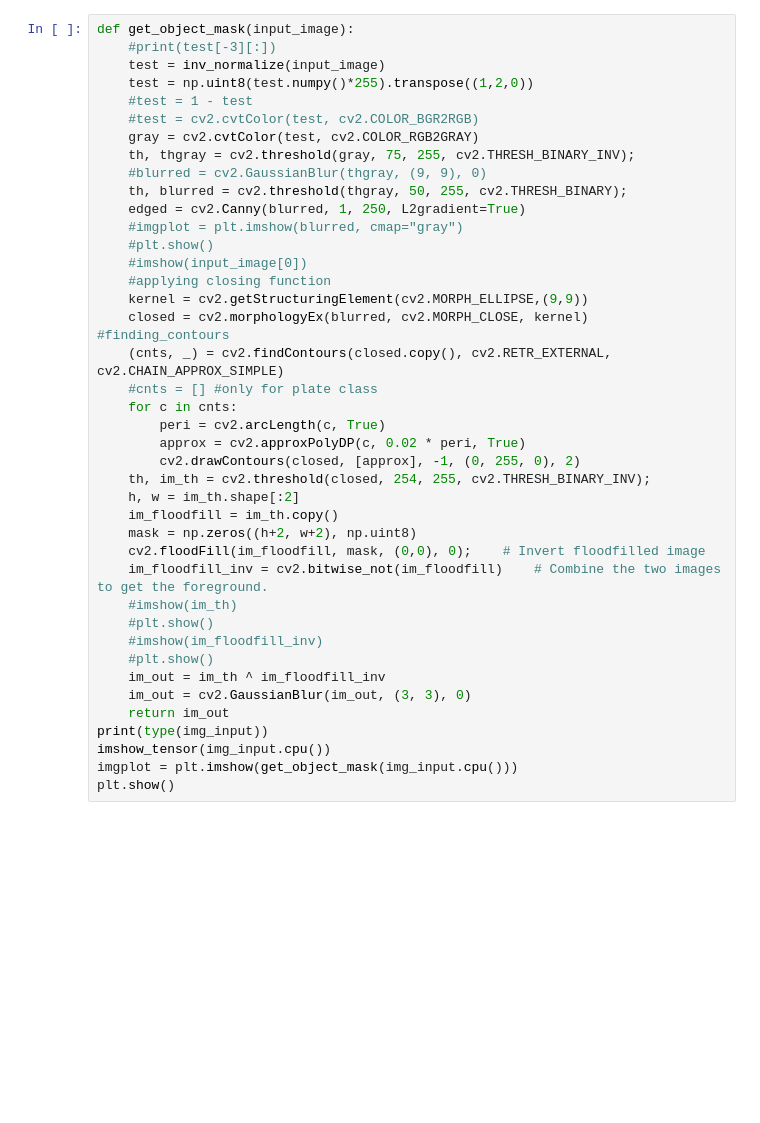
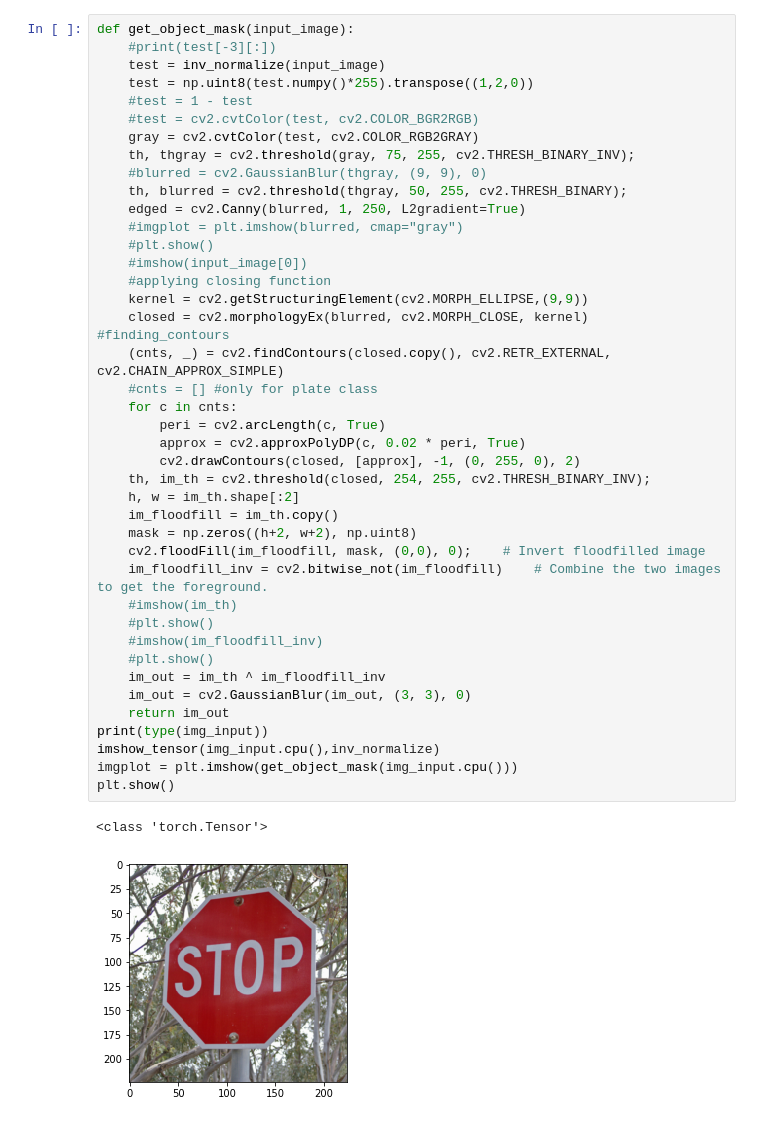
Before and after one commit to earlence-security/invis-perturbations, a Jupyter notebook: image_net.ipynb, the cells around one changed output. Drawn from its saved outputs; the diff is of its cells as text; blank space fills up the shorter version.

```diff
--- a/image_net.ipynb
+++ b/image_net.ipynb
@@ -155,31 +111,34 @@ def get_object_mask(input_image):
     th, blurred = cv2.threshold(thgray, 50, 255, cv2.THRESH_BINARY);
     edged = cv2.Canny(blurred, 1, 250, L2gradient=True)
     #imgplot = plt.imshow(blurred, cmap="gray")
     #plt.show()
     #imshow(input_image[0])
     #applying closing function
     kernel = cv2.getStructuringElement(cv2.MORPH_ELLIPSE,(9,9))
     closed = cv2.morphologyEx(blurred, cv2.MORPH_CLOSE, kernel)    #finding_contours
     (cnts, _) = cv2.findContours(closed.copy(), cv2.RETR_EXTERNAL, cv2.CHAIN_APPROX_SIMPLE)
     #cnts = [] #only for plate class
     for c in cnts:
         peri = cv2.arcLength(c, True)
         approx = cv2.approxPolyDP(c, 0.02 * peri, True)
         cv2.drawContours(closed, [approx], -1, (0, 255, 0), 2)
     th, im_th = cv2.threshold(closed, 254, 255, cv2.THRESH_BINARY_INV);
     h, w = im_th.shape[:2]
     im_floodfill = im_th.copy()
     mask = np.zeros((h+2, w+2), np.uint8)
     cv2.floodFill(im_floodfill, mask, (0,0), 0);    # Invert floodfilled image
     im_floodfill_inv = cv2.bitwise_not(im_floodfill)    # Combine the two images to get the foreground.
     #imshow(im_th)
     #plt.show()
     #imshow(im_floodfill_inv)
     #plt.show()
     im_out = im_th ^ im_floodfill_inv
     im_out = cv2.GaussianBlur(im_out, (3, 3), 0)
     return im_out
 print(type(img_input))
-imshow_tensor(img_input.cpu())
+imshow_tensor(img_input.cpu(),inv_normalize)
 imgplot = plt.imshow(get_object_mask(img_input.cpu()))
 plt.show()
+# %% [output]
+<class 'torch.Tensor'>
+[figure, added]
```
Also changed, not shown: parts of 16 cells of this notebook, 3 other files.
